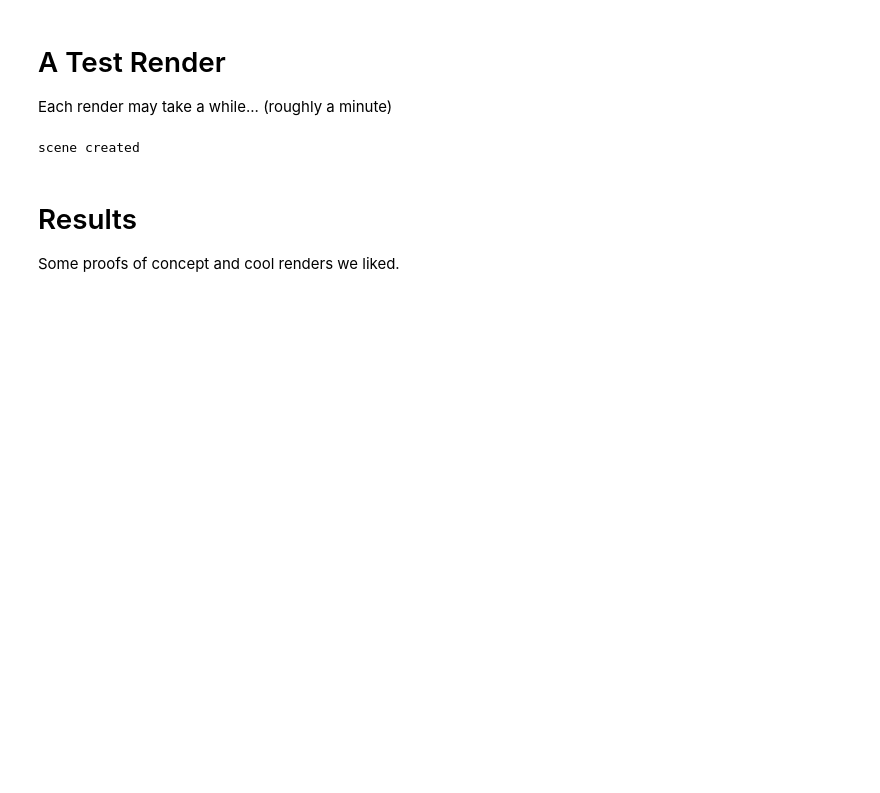
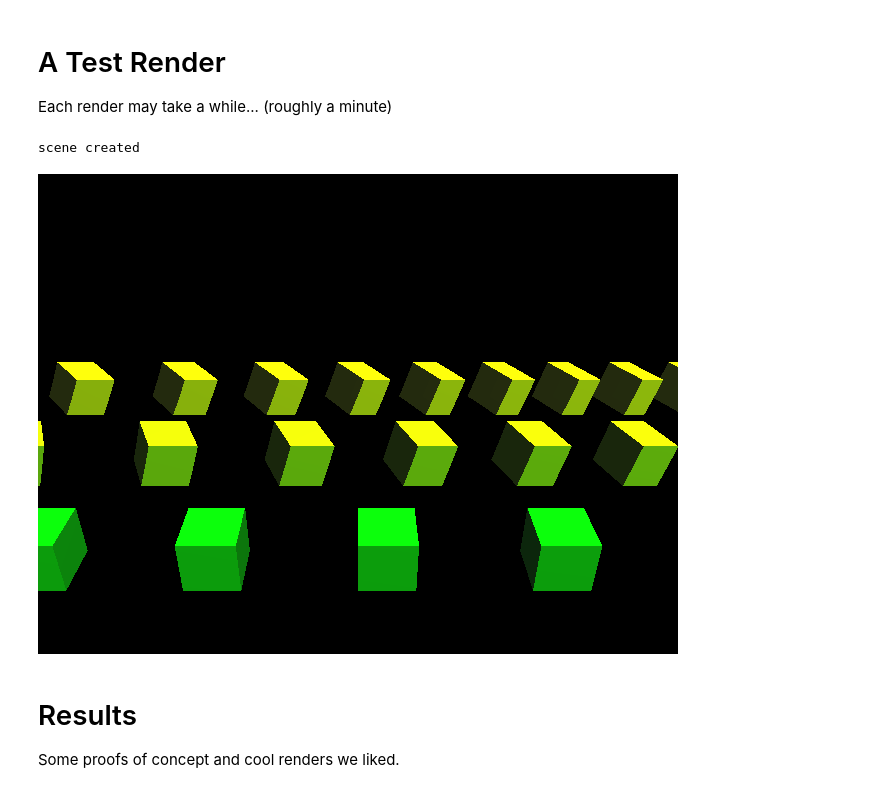
Before and after one commit to chas-card/relativistic-raytracer, a Jupyter notebook: pc6432.ipynb, the cells around one changed output. Drawn from its saved outputs; the diff is of its cells as text; code cells hidden in the pictures; blank space fills up the shorter version.

```diff
--- a/pc6432.ipynb
+++ b/pc6432.ipynb
@@ -328,7 +328,7 @@ class Object:
         """
         time = source[0] - dists
         pts = source[1:] + dirs * dists.T
-        tol = self.dirs_to_thing(scene.light, np.concatenate([[time], pts], axis=0), scene.camera.frame)
+        tol = self.dirs_to_thing(scene.light, np.concatenate([[time], pts], axis=0), None)
         toc = self.dirs_to_thing(scene.camera.point[1:], np.concatenate([[time], pts], axis=0), scene.camera.frame)
         nudged = pts + norms * .0001  # default return all black
 
@@ -587,19 +587,20 @@ Each render may take a while... (roughly a minute)
 # %%
 x,y = 5,3
 f0=Frame([0,0,0])
 
 cam = Camera(0,(0,800,-800),(0,-np.pi/6),20,f0,2)
 
 frames = [Frame(np.array((8.0,0,0))*(1-1/(1<<i))) for i in range(y)]
 boxes = [MeshObject(np.array(((i+4*j)*300,0,j*300)),frames[j],mesh.Mesh.from_file('models/block100.stl'),np.array((1-1/(1<<j),1,0))) for i in range(-x,x+1) for j in range(y)]
 #floor = SphereObject(np.array((0,-90100,0)),f0,np.array((0,0,.5)),90000)
 
 print("scene created")
 
-scene = Scene(cam, np.array((0, 3000, -3000)), boxes)#,floor])
+scene = Scene(cam, np.array((2000, 10000, -3000)), boxes)#,floor])
 display(scene.render())
 # %% [output]
 scene created
+[figure, added]
 # %% [markdown]
 # Results
 Some proofs of concept and cool renders we liked.
```
Also changed, not shown: 2 other files.
